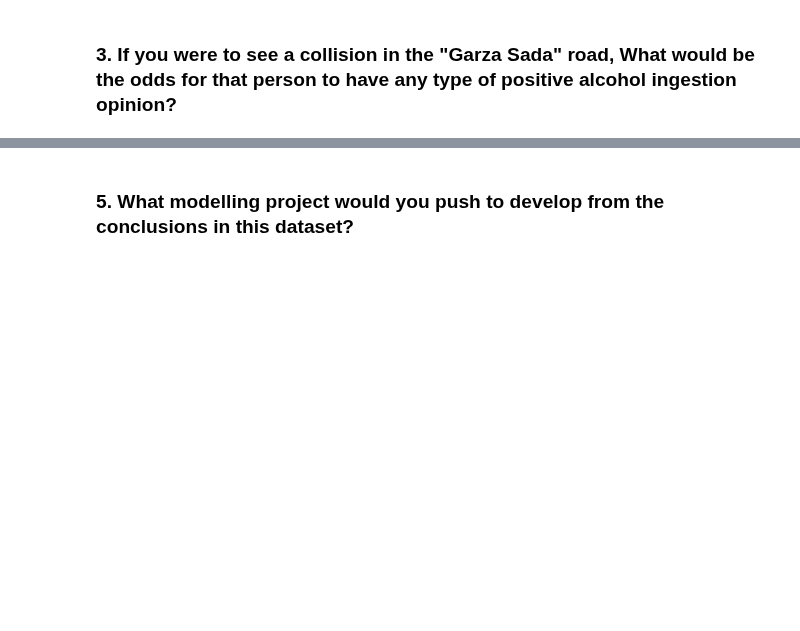
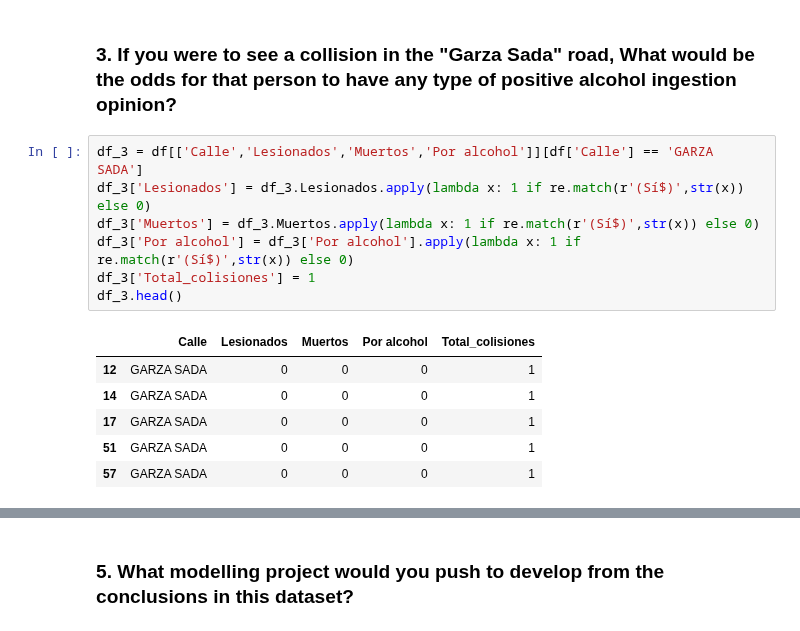
Before and after one commit to juan-ivan-NV/My-learnings, a Jupyter notebook: Technical_tests/Study_Case_Vehicle_Collision/Study_Case_Vehicle_Collision.ipynb, the cells around one changed output, grey strips where cells are left out. Saved outputs shown, nothing was run; the diff lists cells and outputs as text; blank space fills up the shorter version.

```diff
--- a/Technical_tests/Study_Case_Vehicle_Collision/Study_Case_Vehicle_Collision.ipynb
+++ b/Technical_tests/Study_Case_Vehicle_Collision/Study_Case_Vehicle_Collision.ipynb
@@ -175,2 +363,16 @@ mapa3
 # %% [markdown]
 ### 3. If you were to see a collision in the "Garza Sada" road, What would be the odds for that person to have any type of positive alcohol ingestion opinion?
+# %%
+df_3 = df[['Calle','Lesionados','Muertos','Por alcohol']][df['Calle'] == 'GARZA SADA']
+df_3['Lesionados'] = df_3.Lesionados.apply(lambda x: 1 if re.match(r'(Sí$)',str(x)) else 0)
+df_3['Muertos'] = df_3.Muertos.apply(lambda x: 1 if re.match(r'(Sí$)',str(x)) else 0)
+df_3['Por alcohol'] = df_3['Por alcohol'].apply(lambda x: 1 if re.match(r'(Sí$)',str(x)) else 0)
+df_3['Total_colisiones'] = 1
+df_3.head()
+# %% [output]
+|  | Calle | Lesionados | Muertos | Por alcohol | Total_colisiones |
+| 12 | GARZA SADA | 0 | 0 | 0 | 1 |
+| 14 | GARZA SADA | 0 | 0 | 0 | 1 |
+| 17 | GARZA SADA | 0 | 0 | 0 | 1 |
+| 51 | GARZA SADA | 0 | 0 | 0 | 1 |
+| 57 | GARZA SADA | 0 | 0 | 0 | 1 |
```
Also changed, not shown: parts of 22 cells of this notebook.
